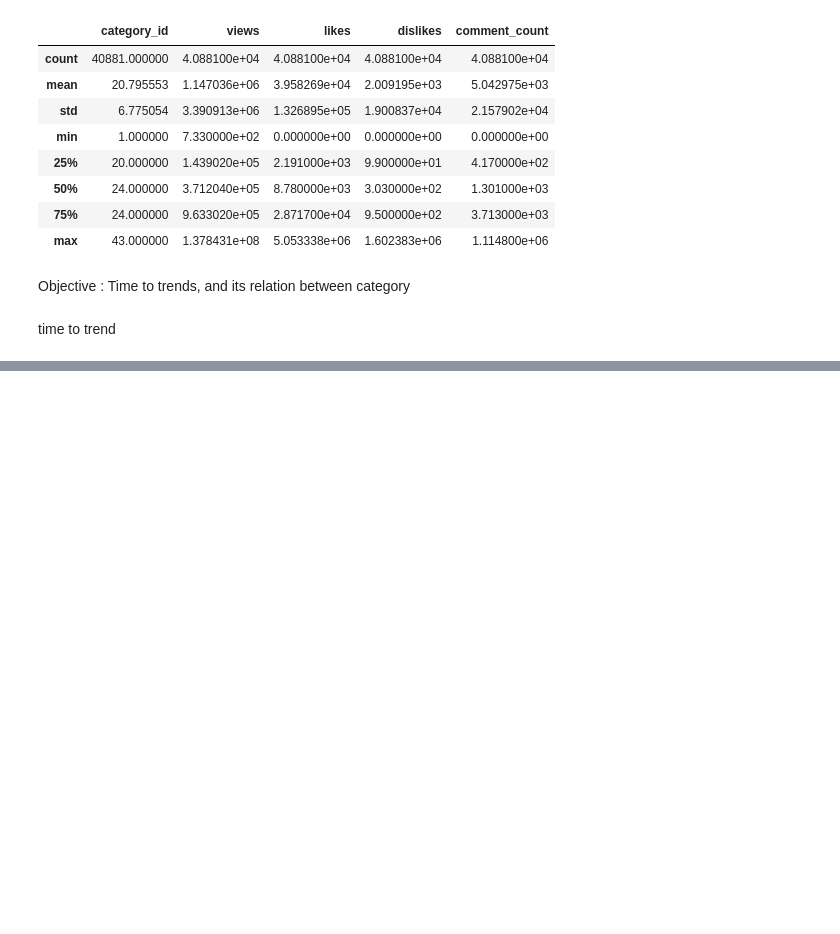
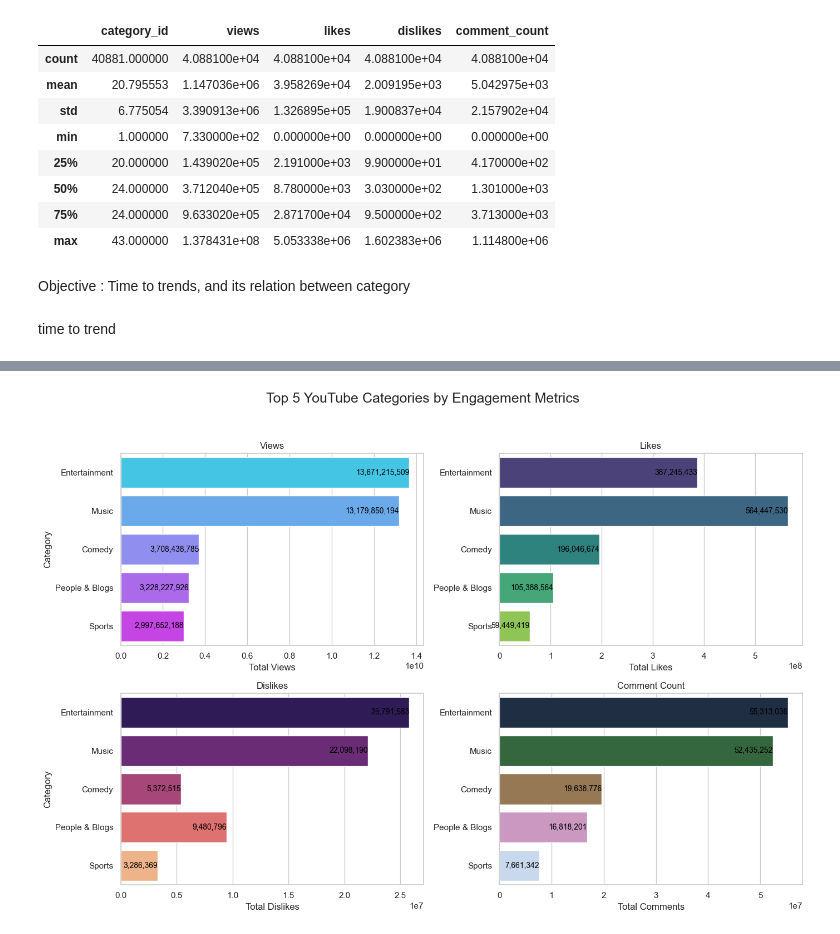
Before and after one commit to aishpatil655/Trending_youtube_Video, a Jupyter notebook: Factor Affecting youtube Videos.ipynb, the cells around one changed output, grey strips where cells are left out. Saved outputs shown, nothing was run; the diff lists cells and outputs as text; code cells hidden in the pictures; blank space fills up the shorter version.

```diff
--- a/Factor Affecting youtube Videos.ipynb
+++ b/Factor Affecting youtube Videos.ipynb
@@ -1173,0 +1485,79 @@ X_train, X_test, Y_train, Y_train = train_test_split()
+# %%
+def engagement_metrics_categories(dataframe, top_n=5):
+    """
+    Plots the engagement metrics (views, likes, dislikes, comment counts) for the top N categories in the dataframe
+    and adds the values on top of each bar.
+
+    Parameters:
+    dataframe (pd.DataFrame)
+    top_n (int)
+    """
+    # Grouping by category and calculating sum of engagement metrics
+    engagement_metrics = dataframe.groupby('category_name').agg({
+        'views': 'sum',
+        'likes': 'sum',
+        'dislikes': 'sum',
+        'comment_count': 'sum'
+    }).reset_index()
+
+    # Sorting the result by views
+    engagement_metrics_sorted = engagement_metrics.sort_values(by='views', ascending=False)
+
+    # Selecting top N categories for visualization
+    top_categories = engagement_metrics_sorted.head(top_n)
+    categories = top_categories['category_name']
+    views = top_categories['views']
+    likes = top_categories['likes']
+    dislikes = top_categories['dislikes']
+    comments = top_categories['comment_count']
+
+    # Setting the aesthetic style of the plots
+    sns.set(style="whitegrid")
+
+    # Creating a subplot for each engagement metric
+    fig, axes = plt.subplots(2, 2, figsize=(14, 10))
+    fig.suptitle(f'Top {top_n} YouTube Categories by Engagement Metrics', fontsize=18)
+
+    # Function to add labels on the bars
+    def add_labels(ax, data):
+        for index, value in enumerate(data):
+            ax.text(value, index, f'{value:,}', va='center', ha='right', fontsize=10, color='black')
+
+    # Plot for Views
+    ax_view = sns.barplot(ax=axes[0, 0], x=views, y=categories, palette='cool')
+    axes[0, 0].set_title('Views')
+    axes[0, 0].set_xlabel('Total Views')
+    axes[0, 0].set_ylabel('Category')
+    add_labels(ax_view, views)
+
+    # Plot for Likes
+    ax_likes = sns.barplot(ax=axes[0, 1], x=likes, y=categories, palette='viridis')
+    axes[0, 1].set_title('Likes')
+    axes[0, 1].set_xlabel('Total Likes')
+    axes[0, 1].set_ylabel('')
+    add_labels(ax_likes, likes)
+
+    # Plot for Dislikes
+    ax_dislikes = sns.barplot(ax=axes[1, 0], x=dislikes, y=categories, palette='magma')
+    axes[1, 0].set_title('Dislikes')
+    axes[1, 0].set_xlabel('Total Dislikes')
+    axes[1, 0].set_ylabel('Category')
+    add_labels(ax_dislikes, dislikes)
+
+    # Plot for Comments
+    ax_comments = sns.barplot(ax=axes[1, 1], x=comments, y=categories, palette='cubehelix')
+    axes[1, 1].set_title('Comment Count')
+    axes[1, 1].set_xlabel('Total Comments')
+    axes[1, 1].set_ylabel('')
+    add_labels(ax_comments, comments)
+
+    # Adjusting layout
+    plt.tight_layout(rect=[0, 0.03, 1, 0.95])
+
+    # Show the plot
+    plt.show()
+
+
+engagement_metrics_categories(videoCat)
+# %% [output]
+[figure, added]
```
Also changed, not shown: parts of 36 cells of this notebook.
